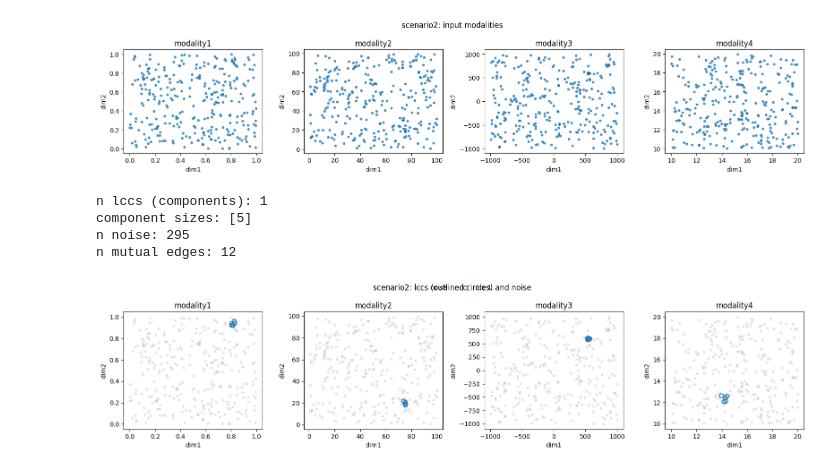
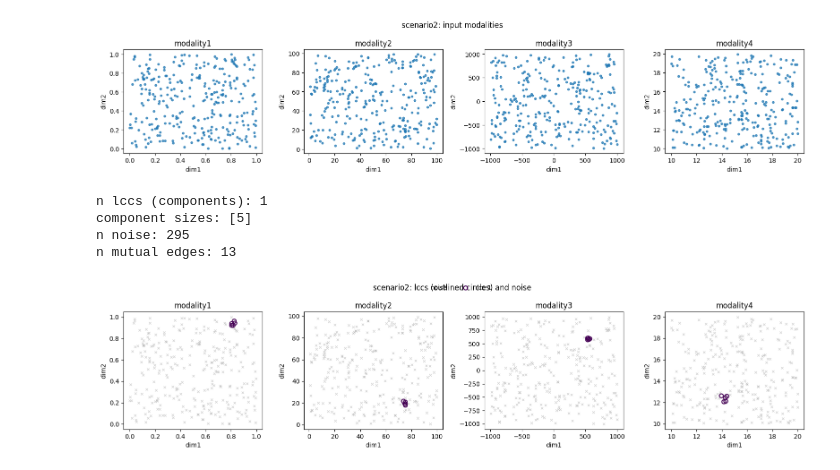
Before and after one commit to leaeb/LCCDiscovery, a Jupyter notebook: runScenario.ipynb, the cells around one changed output. Saved outputs shown, nothing was run; the diff lists cells and outputs as text; code cells hidden in the pictures.

```diff
--- a/runScenario.ipynb
+++ b/runScenario.ipynb
@@ -17,8 +17,7 @@ scenario = 'scenario2'  #scenario1 to scenario6
 alpha = 0.025
 method = 'exact'  #exact or normal
 fdr = 'bh'  #bh or by
-min_component_size = 3
+min_component_size = 5
 data_dir = Path.cwd() / 'data' / scenario
 if not data_dir.exists():
     raise FileNotFoundError(f'data folder not found: {data_dir}')
-print('using data dir:', data_dir)
@@ -94,7 +91,7 @@ print('n mutual edges:', int(res.mutual_adjacency.sum() // 2))
 n lccs (components): 1
 component sizes: [5]
 n noise: 295
-n mutual edges: 12
+n mutual edges: 13
 # %%
 def labels_from_components(n: int, components: list[list[int]]) -> np.ndarray:
     labels = np.full(n, -1, dtype=int)
@@ -107,7 +104,7 @@ def plot_result(modalities: dict[int, np.ndarray], labels: np.ndarray, title: st
         raise ValueError('no modalities to plot')
     ncols = len(ks)
     n_comp = int(labels.max() + 1)
-    cmap = plt.get_cmap('tab20')
+    cmap = plt.get_cmap('viridis', max(n_comp, 1))
     fig, axes = plt.subplots(1, ncols, figsize=(4.0 * ncols, 3.9), squeeze=False)
     for idx, k in enumerate(ks):
         ax = axes[0][idx]
@@ -125,32 +122,32 @@ def plot_result(modalities: dict[int, np.ndarray], labels: np.ndarray, title: st
         )
         for ci in range(n_comp):
             mask = labels == ci
             if not np.any(mask):
                 continue
-            color = cmap(ci % cmap.N)
+            color = cmap(ci)
             ax.scatter(
                 xy[mask, 0],
                 xy[mask, 1],
                 s=40,
                 facecolors='none',
                 edgecolors=[color],
                 linewidths=1.6,
                 marker='o',
                 alpha=0.95,
                 label=(f'lcc {ci + 1}' if idx == 0 else None),
             )
         ax.set_title(f'modality{k}')
         ax.set_xlabel('dim1')
         ax.set_ylabel('dim2')
     handles, labels_ = axes[0][0].get_legend_handles_labels()
     if handles:
         fig.legend(handles, labels_, loc='upper center', ncol=min(8, len(handles)), frameon=False)
     fig.suptitle(title)
     fig.tight_layout()
     return fig
 n = next(iter(modality_xy.values())).shape[0]
 labels = labels_from_components(n, res.components)
 plot_result(modality_xy, labels, title=f'{scenario}: lccs (outlined circles) and noise')
 plt.show()
 # %% [output]
-[figure, old version]
+[figure, new version]
```
Also changed, not shown: parts of 1 cell of this notebook, 2 other files.
